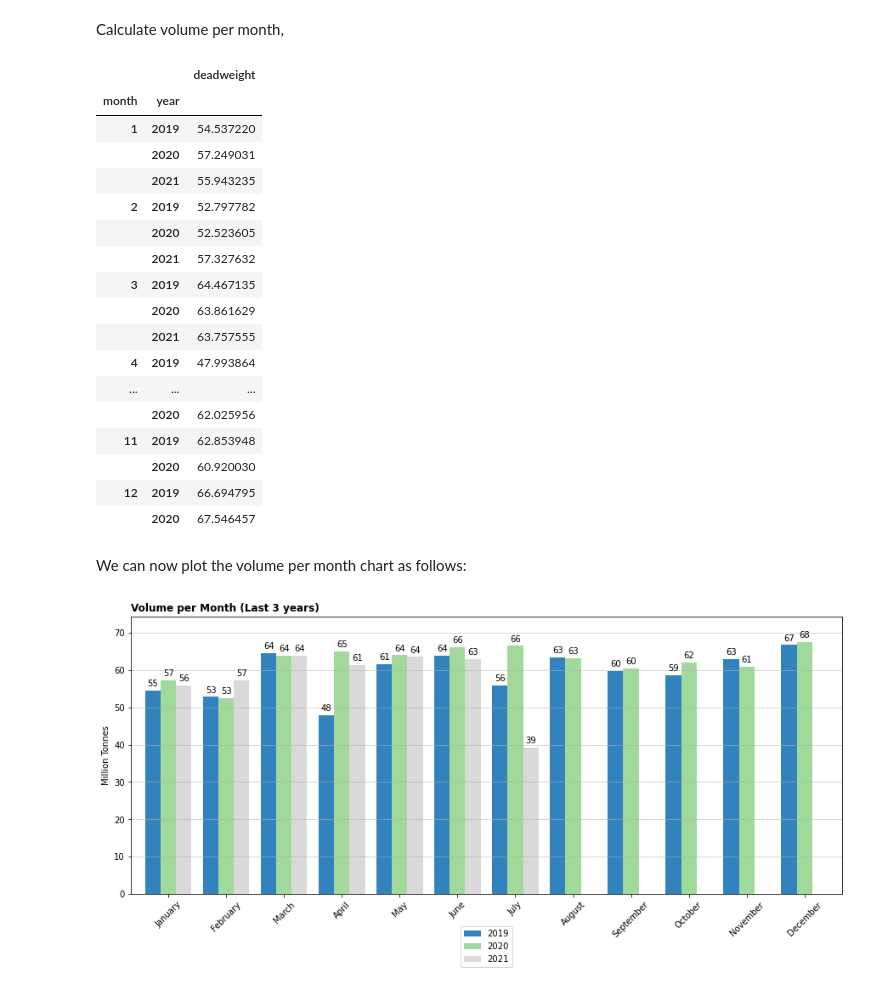
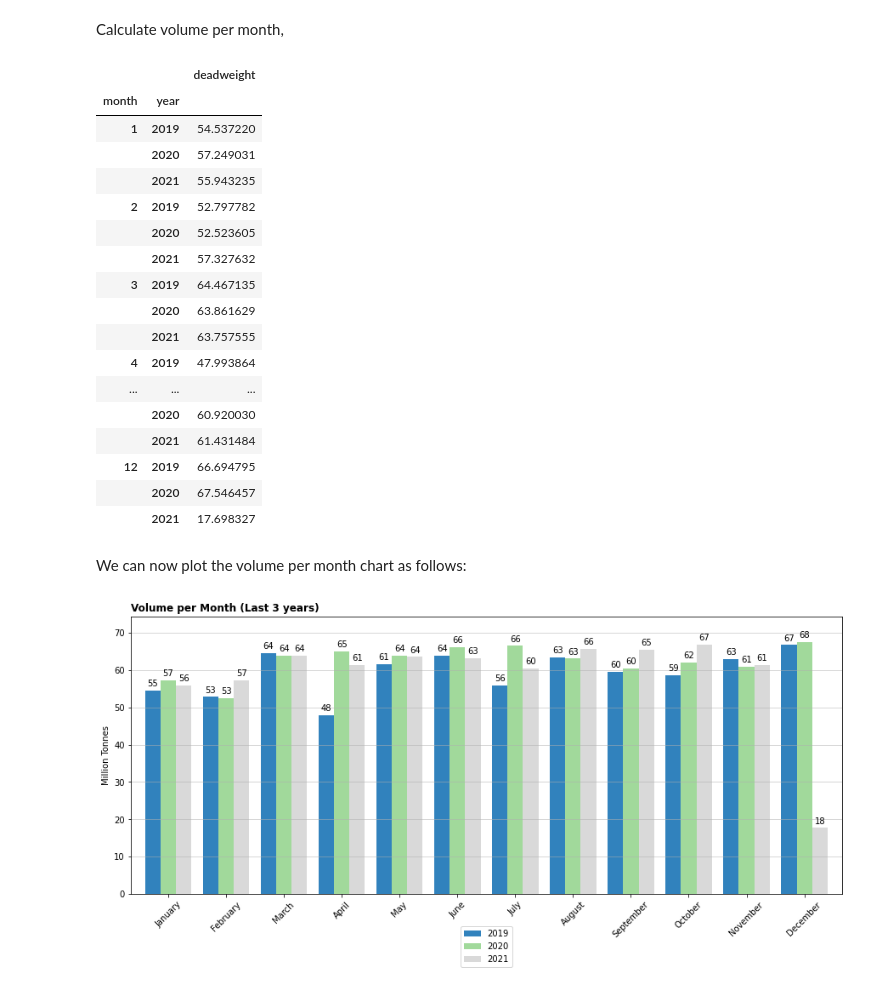
Before and after one commit to SignalOceanSdk/SignalSDK, a Jupyter notebook: docs/examples/jupyter/Combined Examples/CargoFlows.ipynb, the cells around one changed output. Saved outputs shown, nothing was run; the diff lists cells and outputs as text; code cells hidden in the pictures.

```diff
--- a/docs/examples/jupyter/Combined Examples/CargoFlows.ipynb
+++ b/docs/examples/jupyter/Combined Examples/CargoFlows.ipynb
@@ -147,7 +163,7 @@ voyages_api = VoyagesAPI(connection)
 Specify call parameters:
 # %%
 area_of_interest = 'Australia West'
-date_from = date(2018,12,31)         # refers to first_load_arrival_date_from
+date_from = date(2017,1,1)         # refers to first_load_arrival_date_from
 activity = 'export'                  # either "import" or "export"
 # %% [markdown]
 Extract voyages and their events filtered by vessel class,
@@ -377,36 +395,44 @@ volume_per_month
 |  | 2021 | 63.757555 |
 | 4 | 2019 | 47.993864 |
 | ... | ... | ... |
-|  | 2020 | 62.025956 |
-| 11 | 2019 | 62.853948 |
 |  | 2020 | 60.920030 |
+|  | 2021 | 61.431484 |
 | 12 | 2019 | 66.694795 |
 |  | 2020 | 67.546457 |
+|  | 2021 | 17.698327 |
 # %% [markdown]
 We can now plot the volume per month chart as follows:
 # %%
 fig, axs = plt.subplots(figsize=(15,6))
 volume_per_month.unstack().plot(kind='bar', ax=axs, width=0.8, colormap='tab20c')
 
+years_for_graph = (
+    years.unique().sort_values()[-years_back:] if years_back < years.nunique()
+    else
+    years.unique().sort_values()
+)
+
 # Properties
-axs.set_title(f'Volume per Month (Last {years_back} years)', loc='left', fontweight='bold')
+axs.set_title(f'Volume per Month (Last {len(years_for_graph)} years)', loc='left', fontweight='bold')
 axs.set_ylabel('Million Tonnes')
 axs.set_xlabel('')
-axs.legend(years.unique(), loc='upper center', bbox_to_anchor=(0.5, -0.1))
+
+
+axs.legend(years_for_graph, loc='upper center', bbox_to_anchor=(0.5, -0.1))
 axs.set_ylim([0, 1.1*max(volume_per_month['deadweight'])])
 
 months = list(map(str, volume_per_month.index.get_level_values('month').array.unique()))
 months = [datetime.strftime(datetime.strptime(m, '%m'), '%B') for m in months]
 axs.set_xticklabels(months, rotation=45)
 
 axs.grid(which='major', axis='y', linewidth=0.5)
 
 for bar in axs.patches:
     if bar.get_height() > 0:
         axs.annotate(format(bar.get_height(), '0.0f'),
                     (bar.get_x() + bar.get_width()/2,
                      bar.get_height()), ha='center', va='center',
                      size=10, xytext=(0, 8),
                      textcoords='offset points')
 # %% [output]
-[figure, old version]
+[figure, new version]
```
Also changed, not shown: parts of 14 cells of this notebook.
